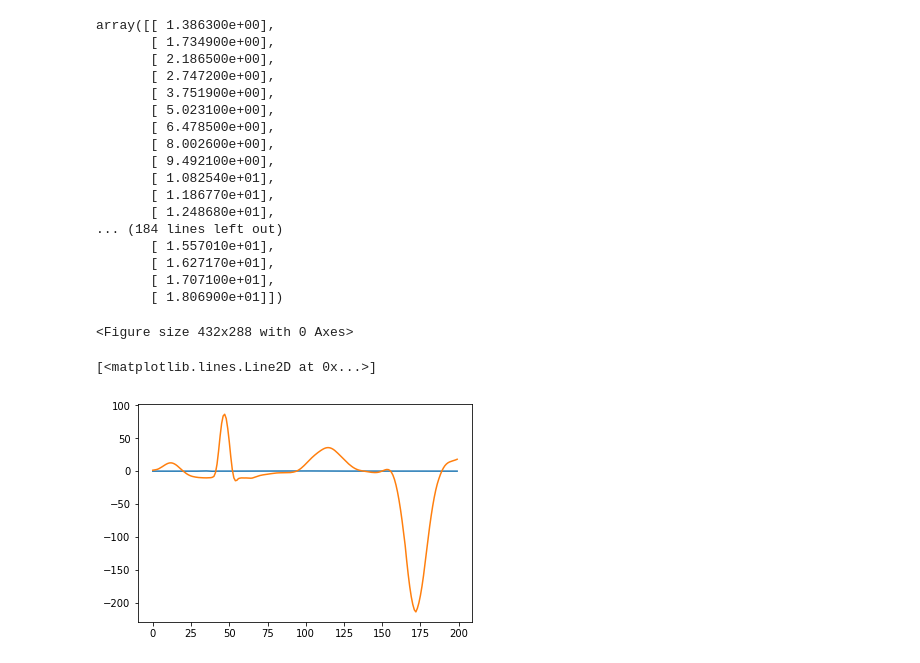
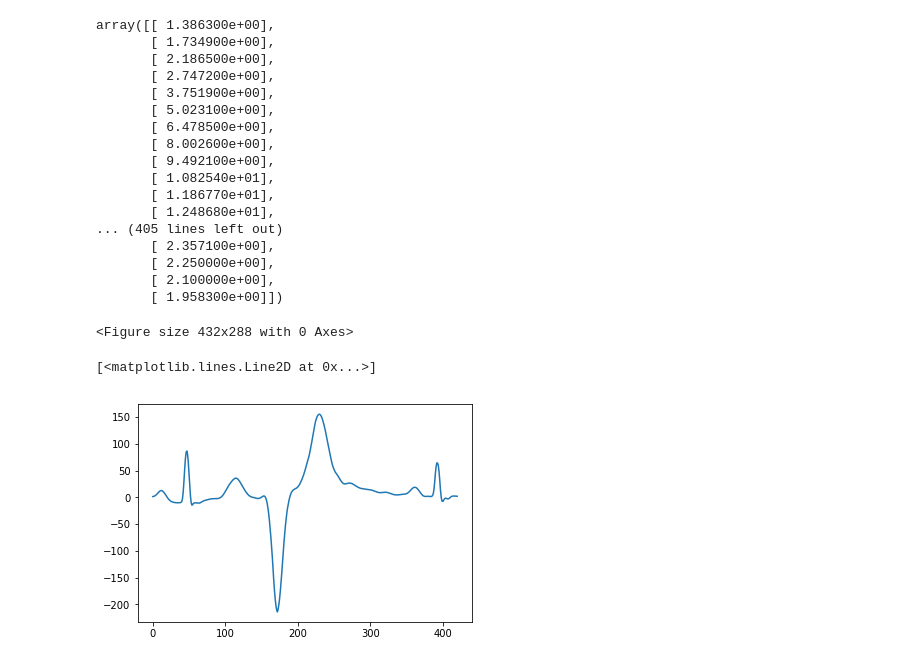
Before and after one commit to mpagung/babyproject, a Jupyter notebook: DTWTest.ipynb, the cells around one changed output. Drawn from its saved outputs; the diff is of its cells as text; code cells hidden in the pictures.

```diff
--- a/DTWTest.ipynb
+++ b/DTWTest.ipynb
@@ -66,7 +29,6 @@ plt.show()
 # %%
-
-x = sio.loadmat('ECG.mat')['ECG'][:200]
-y = sio.loadmat('ECG_query.mat')['ecg_query'][:200]
+x = sio.loadmat('ECG.mat')['ECG']
+y = sio.loadmat('ECG_query.mat')['ecg_query']
 plt.figure()
 x
 y
@@ -83,16 +45,16 @@ array([[ 1.386300e+00],
        [ 1.082540e+01],
        [ 1.186770e+01],
        [ 1.248680e+01],
-... (184 lines left out)
-       [ 1.557010e+01],
-       [ 1.627170e+01],
-       [ 1.707100e+01],
-       [ 1.806900e+01]])
+... (405 lines left out)
+       [ 2.357100e+00],
+       [ 2.250000e+00],
+       [ 2.100000e+00],
+       [ 1.958300e+00]])
 <Figure size 432x288 with 0 Axes>
 # %%
-plt.plot(x)
+#plt.plot(x)
 plt.plot(y)
 # %% [output]
 [<matplotlib.lines.Line2D at 0x...>]
-[figure, old version]
+[figure, new version]
 # %%
```
Also changed, not shown: parts of 8 cells of this notebook, 1 other file.
